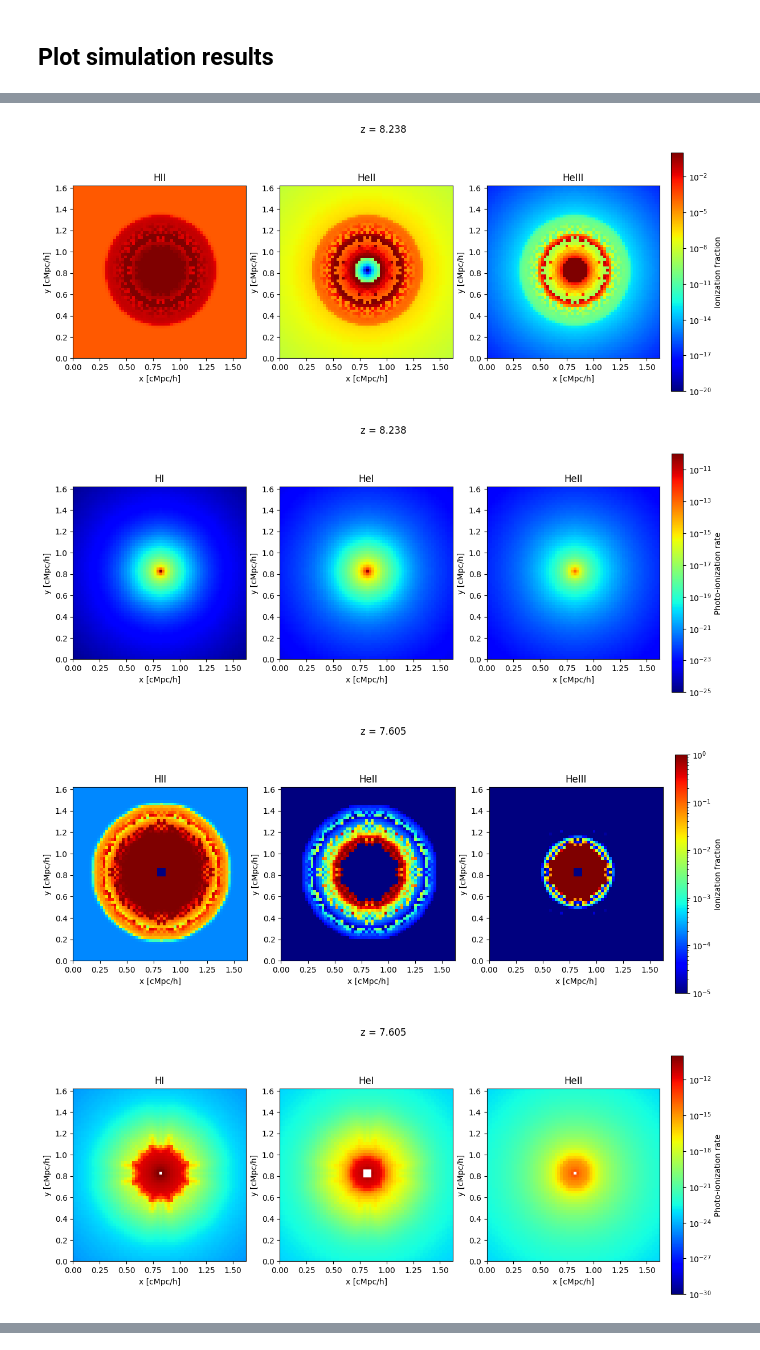
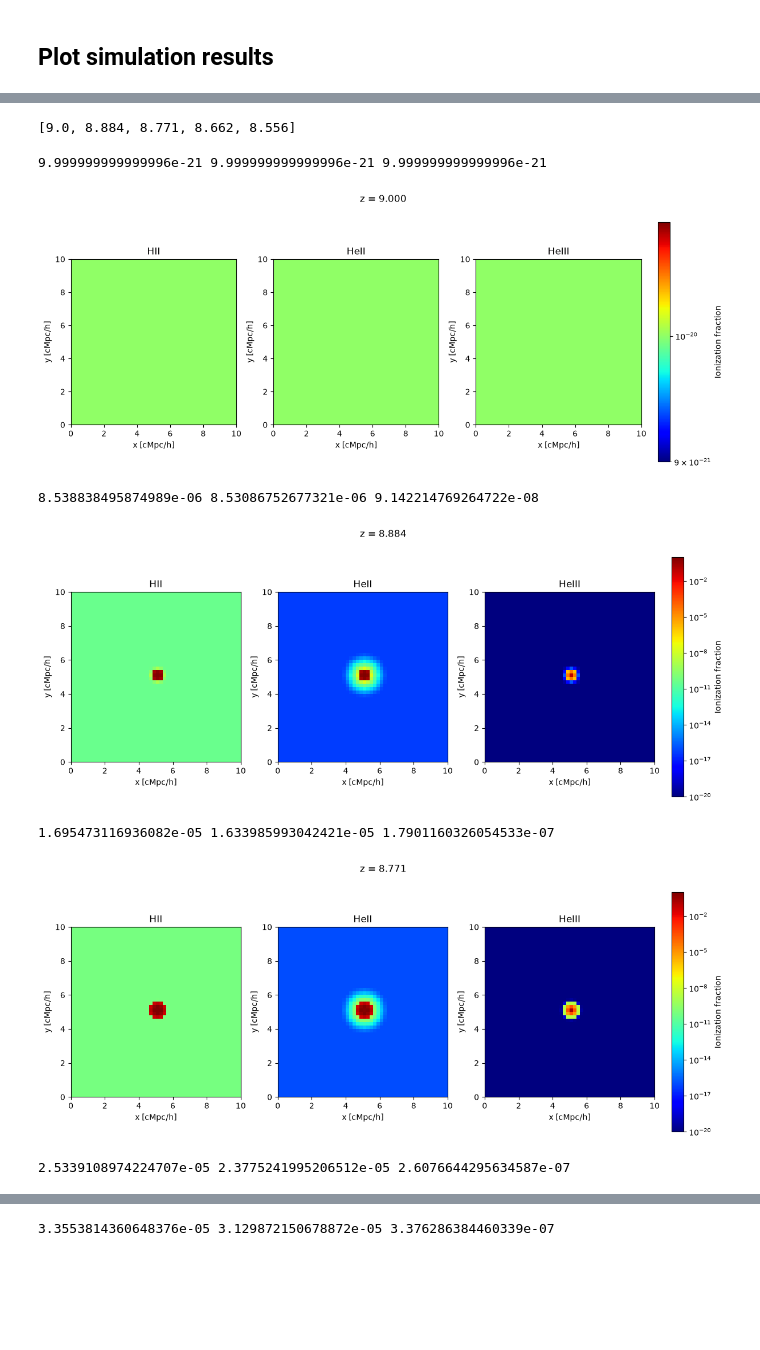
Before and after one commit to ARTS4SKA/pyC2Ray, a Jupyter notebook: examples/paper2_tests/test1_Ifront/plot_simulation.ipynb, the cells around one changed output, grey strips where cells are left out. Cells and saved outputs as stored; diff of their text form; code cells hidden in the pictures; blank space fills up the shorter version.

```diff
--- a/examples/paper2_tests/test1_Ifront/plot_simulation.ipynb
+++ b/examples/paper2_tests/test1_Ifront/plot_simulation.ipynb
@@ -42,7 +54,7 @@ Running: "C2Ray Test"
 def load_slices(z: float, filetype: str) -> dict[str, np.ndarray]:
     return np.load(results_dir / f"{filetype}_z{z:.3f}.npz")
 
-def plot_slices(data: dict[str, np.ndarray], type_label: str, log_scale: bool = True, cmap: str = "jet", crange: None | tuple[float, float] = None, zoom: float = 2) -> None:
+def plot_slices(z: float, data: dict[str, np.ndarray], type_label: str, log_scale: bool = True, cmap: str = "jet", crange: None | tuple[float, float] = None, zoom: float = 2) -> None:
     # Calculate zoom
     m = sim.N // 2
     f = int(m / zoom)
@@ -95,14 +99,18 @@ HeII 6.694534123850498e-20
-# %%
-z = 8.238
-plot_slices(load_slices(z, "xfrac"), "Ionization fraction")
-plot_slices(load_slices(z, "IonRates"), "Photo-ionization rate", crange=(1e-25, 1e-10))
-# %% [output]
-[figure, removed]
-[figure, removed]
-# %%
-z = 7.605
-plot_slices(load_slices(z, "xfrac"), "Ionization fraction", crange=(1e-5, 1))
-plot_slices(load_slices(z, "IonRates"), "Photo-ionization rate", crange=(1e-30, 1e-10))
-# %% [output]
-[figure, removed]
-[figure, removed]
+# %%
+zreds = get_zreds()
+print(zreds)
+# %% [output]
+[9.0, 8.884, 8.771, 8.662, 8.556]
+# %%
+for z in zreds:
+    data = load_slices(z, "xfrac")
+    print(data["HII"].mean(), data["HeII"].mean(), data["HeIII"].mean())
+    plot_slices(z, data, "Ionization fraction")
+# %% [output]
+9.999999999999996e-21 9.999999999999996e-21 9.999999999999996e-21
+[figure, added]
+8.538838495874989e-06 8.53086752677321e-06 9.142214769264722e-08
+[figure, added]
+1.695473116936082e-05 1.633985993042421e-05 1.7901160326054533e-07
+[figure, added]
+2.5339108974224707e-05 2.3775241995206512e-05 2.6076644295634587e-07
@@ -108,0 +118 @@ plot_slices(load_slices(z, "IonRates"), "Photo-ionization rate", crange=(1e-30,
+3.3553814360648376e-05 3.129872150678872e-05 3.376286384460339e-07
```
Also changed, not shown: parts of 8 cells of this notebook, 28 other files.
